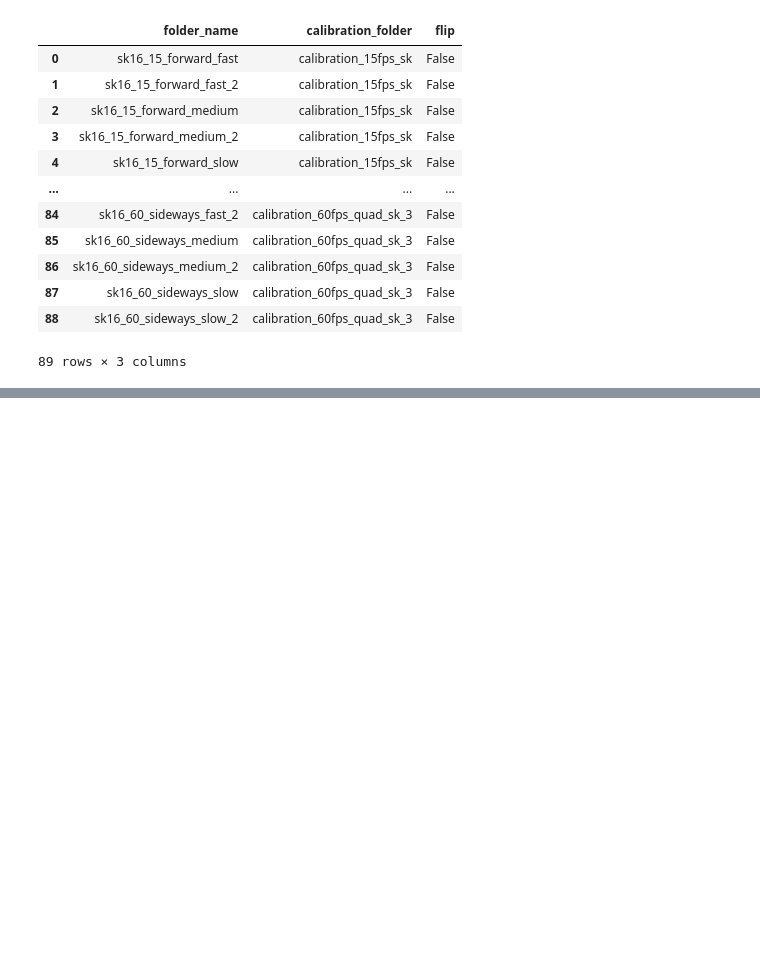
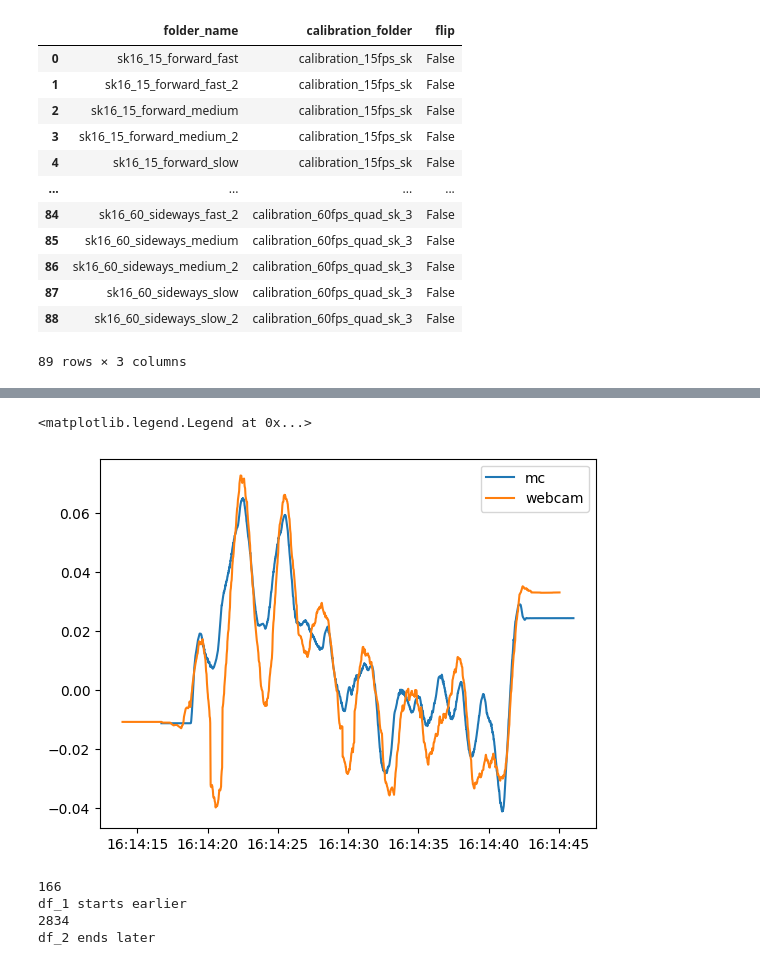
Before and after one commit to SujithChristopher/armbo_preliminary_work, a Jupyter notebook: ipy_notebooks/iterative_coordinate_analysis.ipynb, the cells around one changed output, grey strips where cells are left out. Saved outputs shown, nothing was run; the diff lists cells and outputs as text; code cells hidden in the pictures; blank space fills up the shorter version.

```diff
--- a/ipy_notebooks/iterative_coordinate_analysis.ipynb
+++ b/ipy_notebooks/iterative_coordinate_analysis.ipynb
@@ -41 +60,3 @@ folder_df
+# %%
+mean_err_df = pd.DataFrame(columns=["folder_name", "err_x", "err_y", "err_z"])
 # %%
@@ -131,0 +159,17 @@ webcam
+# %%
+
+
+plt.plot(_m_df["time"], _m_df["z"], label="mc")
+# plt.plot(_w_df["time"], _w_df["z"].rolling(13).median()*-1  +1.5, label="webcam")
+plt.plot(w_df["time"], savgol_filter(w_df["z"].values, 51, 1, mode='nearest') + 0.045, label="webcam")
+plt.legend()
+# %% [output]
+<matplotlib.legend.Legend at 0x...>
+[figure, added]
+# %%
+w_df, _m_df = trunkate_dfs(w_df, _m_df)
+# %% [output]
+166
+df_1 starts earlier
+2834
+df_2 ends later
```
Also changed, not shown: parts of 15 cells of this notebook, 4 other files.
